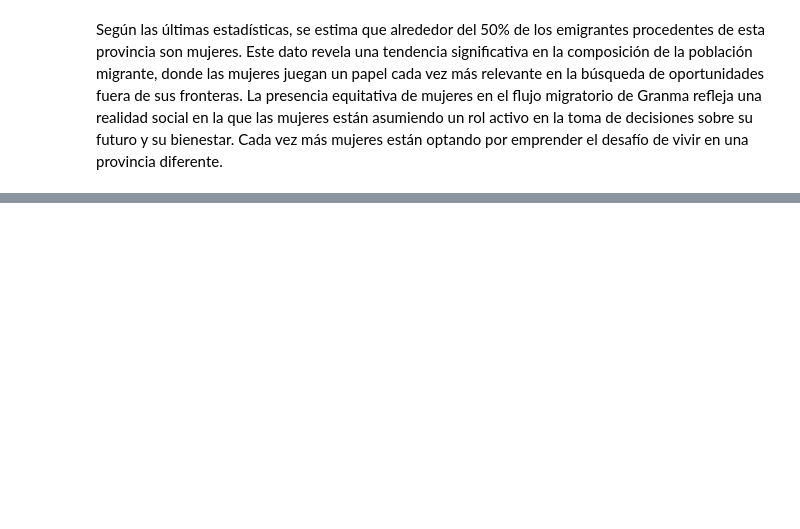
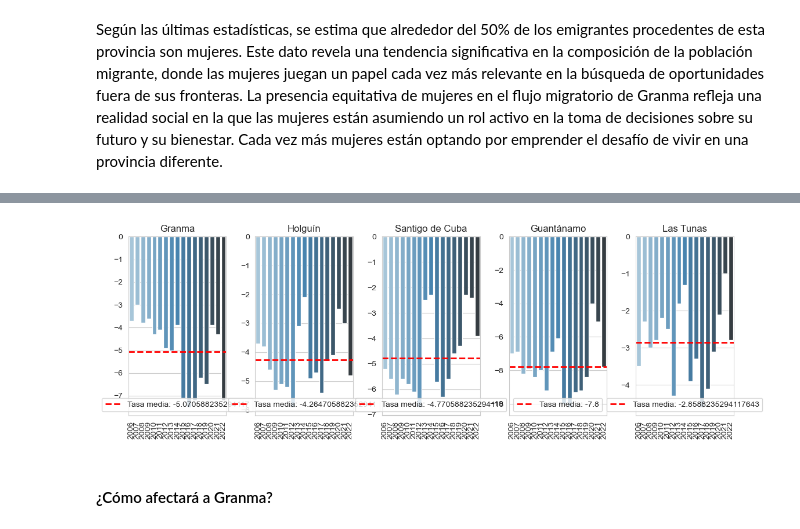
Before and after one commit to ALbertE03/ALbertICD, a Jupyter notebook: Proyecto Final de ICD/ICD.ipynb, the cells around one changed output, grey strips where cells are left out. Cells and saved outputs as stored; diff of their text form; code cells hidden in the pictures; blank space fills up the shorter version.

```diff
--- a/Proyecto Final de ICD/ICD.ipynb
+++ b/Proyecto Final de ICD/ICD.ipynb
@@ -244,0 +195,60 @@ plt.show()
+# %%
+#listas de las tasas de emigración interna de las provincias orientales
+tmiGr = np.array(granma['TMI_general'])#Granma
+tmiLT = np.array(granma['ProvinciasMI']["Las Tunas"]['tmi'])#Las Tunas
+tmiH = np.array(granma['ProvinciasMI']['Holguín']['tmi'])#Holguín
+tmiS = np.array(granma['ProvinciasMI']['Santiago de Cuba']['tmi'])#Santiago de Cuba
+tmiG = np.array(granma['ProvinciasMI']['Guantánamo']['tmi'])#Guantánamo
+
+#promedios
+proGs = tmiG.mean()
+proH = tmiH.mean()
+proLTs = tmiLT.mean()
+proS = tmiS.mean()
+proGR = tmiGr.mean()
+
+# 5 subplots
+fig,axes = plt.subplots(ncols = 5, figsize = (11,4))
+
+sns.barplot(x = [x for x in granma['años']if x >= 2006],y = tmiGr,ax = axes[0],palette = 'Blues_d')
+axes[0].set_title("Granma")
+#Configurar el ángulo de rotación en el eje x
+axes[0].set_xticklabels(axes[0].get_xticklabels(), rotation = 90)
+
+sns.barplot(x = [x for x in granma['años']if x >= 2006],y = tmiH,ax = axes[1],palette = 'Blues_d')
+axes[1].set_title("Holguín")
+#Configurar el ángulo de rotación en el eje x
+axes[1].set_xticklabels(axes[1].get_xticklabels(), rotation=90)
+
+sns.barplot(x = [x for x in granma['años']if x >= 2006],y = tmiS,ax=axes[2],palette = 'Blues_d')
+axes[2].set_title("Santigo de Cuba")
+#Configurar el ángulo de rotación en el eje x
+axes[2].set_xticklabels(axes[2].get_xticklabels(), rotation=90)
+
+sns.barplot(x = [x for x in granma['años']if x >= 2006],y = tmiG,ax = axes[3],palette = 'Blues_d')
+axes[3].set_title("Guantánamo")
+#Configurar el ángulo de rotación en el eje x
+axes[3].set_xticklabels(axes[3].get_xticklabels(), rotation=90)
+
+sns.barplot(x = [x for x in granma['años']if x >= 2006],y = tmiLT,ax = axes[4],palette = 'Blues_d')
+axes[4].set_title("Las Tunas")
+#Configurar el ángulo de rotación en el eje x
+axes[4].set_xticklabels(axes[4].get_xticklabels(), rotation=90)
+
+#agragar medias
+axes[0].axhline(y = proGR, color = 'r', linestyle = '--', linewidth = 2,label = f"Tasa media: {proGR}")
+axes[1].axhline(y = proH, color = 'r', linestyle = '--', linewidth = 2,label = f"Tasa media: {proH}")
+axes[2].axhline(y = proS, color = 'r', linestyle = '--', linewidth = 2,label = f"Tasa media: {proS}")
+axes[3].axhline(y = proGs, color = 'r', linestyle = '--', linewidth = 2,label = f"Tasa media: {proGs}")
+axes[4].axhline(y = proLTs, color = 'r', linestyle = '--', linewidth = 2,label = f"Tasa media: {proLTs}")
+
+#ajustar tamaño entre las gráficas
+plt.tight_layout()
+#agregamos leyendas
+for i in range(5):
+    axes[i].legend( loc = 'lower center')
+plt.show()
+# %% [output]
+[figure, added]
+# %% [markdown]
+#### ¿Cómo afectará a Granma?
```
Also changed, not shown: parts of 10 cells of this notebook, 4 other files.
